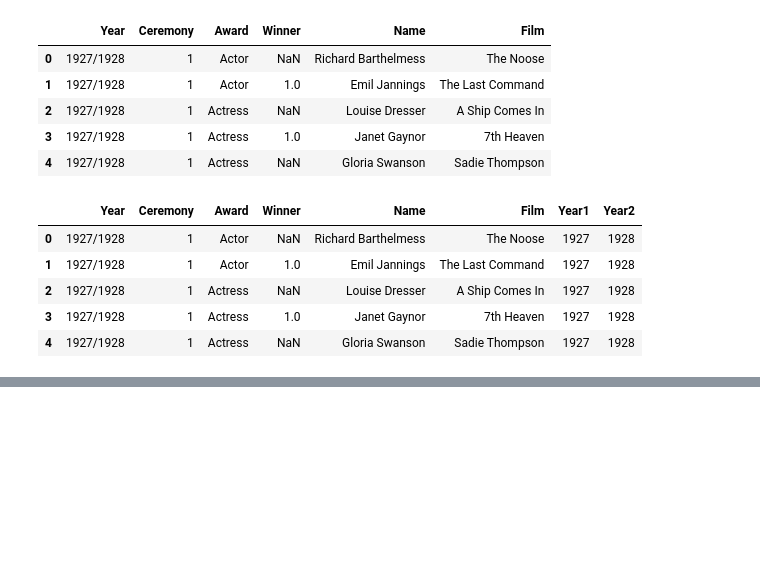
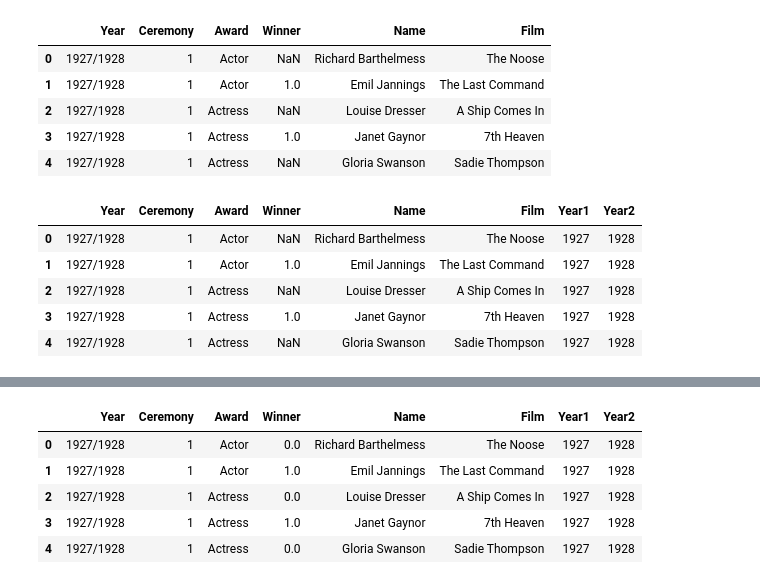
Before and after one commit to etumi/ETL-Project, a Jupyter notebook: ETL_notbook.ipynb, the cells around one changed output, grey strips where cells are left out. Drawn from its saved outputs; the diff is of its cells as text; code cells hidden in the pictures; blank space fills up the shorter version.

```diff
--- a/ETL_notbook.ipynb
+++ b/ETL_notbook.ipynb
@@ -28,0 +39,11 @@ df2.head()
+# %%
+AA_df = df2.copy()
+AA_df = AA_df.fillna(value={'Winner':0})
+AA_df.head()
+# %% [output]
+|  | Year | Ceremony | Award | Winner | Name | Film | Year1 | Year2 |
+| 0 | 1927/1928 | 1 | Actor | 0.0 | Richard Barthelmess | The Noose | 1927 | 1928 |
+| 1 | 1927/1928 | 1 | Actor | 1.0 | Emil Jannings | The Last Command | 1927 | 1928 |
+| 2 | 1927/1928 | 1 | Actress | 0.0 | Louise Dresser | A Ship Comes In | 1927 | 1928 |
+| 3 | 1927/1928 | 1 | Actress | 1.0 | Janet Gaynor | 7th Heaven | 1927 | 1928 |
+| 4 | 1927/1928 | 1 | Actress | 0.0 | Gloria Swanson | Sadie Thompson | 1927 | 1928 |
```
Also changed, not shown: parts of 7 cells of this notebook.
